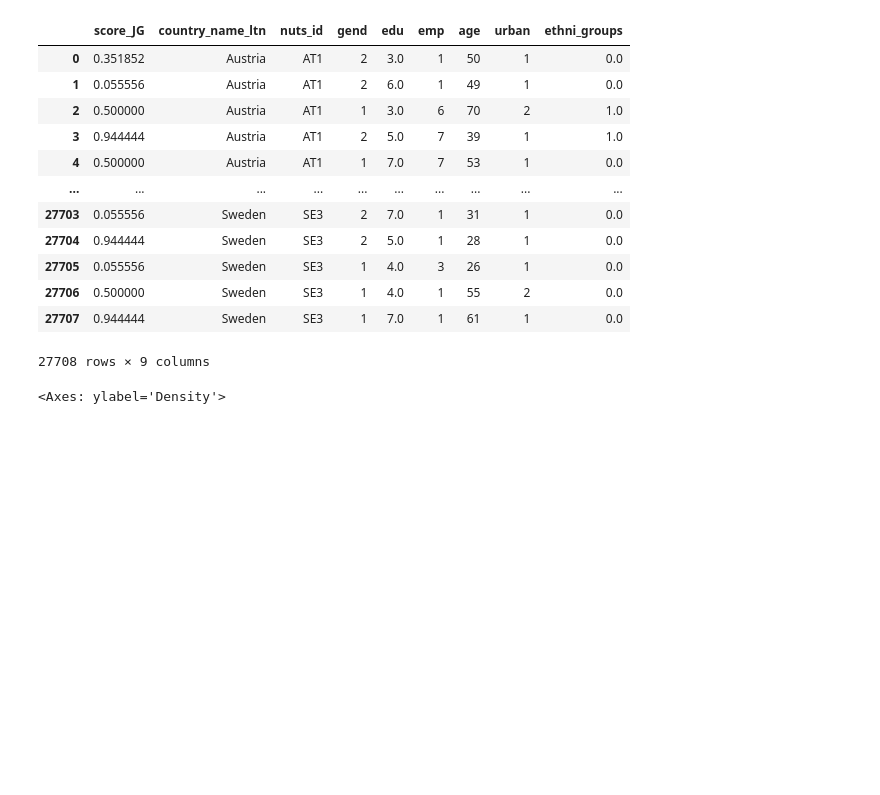
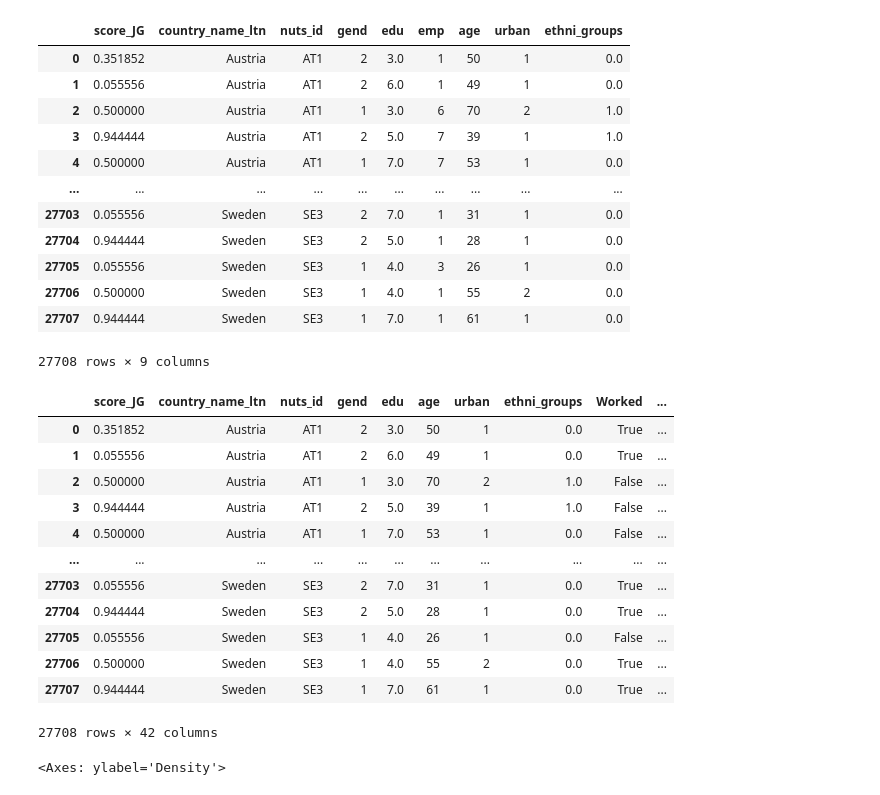
Before and after one commit to imcoddington/Bayesian-Logit-Normal-Reg, a Jupyter notebook: code/Logit_normal.ipynb, the cells around one changed output. Saved outputs shown, nothing was run; the diff lists cells and outputs as text; code cells hidden in the pictures; blank space fills up the shorter version.

```diff
--- a/code/Logit_normal.ipynb
+++ b/code/Logit_normal.ipynb
@@ -44,19 +45,39 @@ df
 # %%
 # converting emp to dummies
 emp_dummies = pd.get_dummies(df['emp'], prefix='emp')
 rename_dict = {
     'emp_1': 'Worked',
     'emp_2': 'Had_Work_But_Did_Not_Work',
     'emp_3': 'Looked_For_Work',
     'emp_4': 'Studied',
     'emp_5': 'Dedicated_To_Household_Tasks',
     'emp_6': 'Retired',
     'emp_7': 'Permanently_Incapable',
     'emp_8': 'Did_Not_Work',
 }
 emp_dummies.rename(columns=rename_dict, inplace=True)
 df = df.join(emp_dummies)
 df = df.drop(['emp', 'emp_98', 'emp_99'], axis=1)
+
+
+# Converting country to dummies
+country_dummies = pd.get_dummies(df['country_name_ltn'],prefix='C')
+df = df.join(country_dummies)
+df
+# %% [output]
+|  | score_JG | country_name_ltn | nuts_id | gend | edu | age | urban | ethni_groups | Worked | ... |
+| 0 | 0.351852 | Austria | AT1 | 2 | 3.0 | 50 | 1 | 0.0 | True | ... |
+| 1 | 0.055556 | Austria | AT1 | 2 | 6.0 | 49 | 1 | 0.0 | True | ... |
+| 2 | 0.500000 | Austria | AT1 | 1 | 3.0 | 70 | 2 | 1.0 | False | ... |
+| 3 | 0.944444 | Austria | AT1 | 2 | 5.0 | 39 | 1 | 1.0 | False | ... |
+| 4 | 0.500000 | Austria | AT1 | 1 | 7.0 | 53 | 1 | 0.0 | False | ... |
+| ... | ... | ... | ... | ... | ... | ... | ... | ... | ... | ... |
+| 27703 | 0.055556 | Sweden | SE3 | 2 | 7.0 | 31 | 1 | 0.0 | True | ... |
+| 27704 | 0.944444 | Sweden | SE3 | 2 | 5.0 | 28 | 1 | 0.0 | True | ... |
+| 27705 | 0.055556 | Sweden | SE3 | 1 | 4.0 | 26 | 1 | 0.0 | False | ... |
+| 27706 | 0.500000 | Sweden | SE3 | 1 | 4.0 | 55 | 2 | 0.0 | True | ... |
+| 27707 | 0.944444 | Sweden | SE3 | 1 | 7.0 | 61 | 1 | 0.0 | True | ... |
+27708 rows × 42 columns
 # %%
 df = df.loc[
     (df['gend'] != 98) & (df['gend'] != 99) & (df['gend'] != 4) & (df['gend'] != 3) &
```
Also changed, not shown: parts of 11 cells of this notebook.
